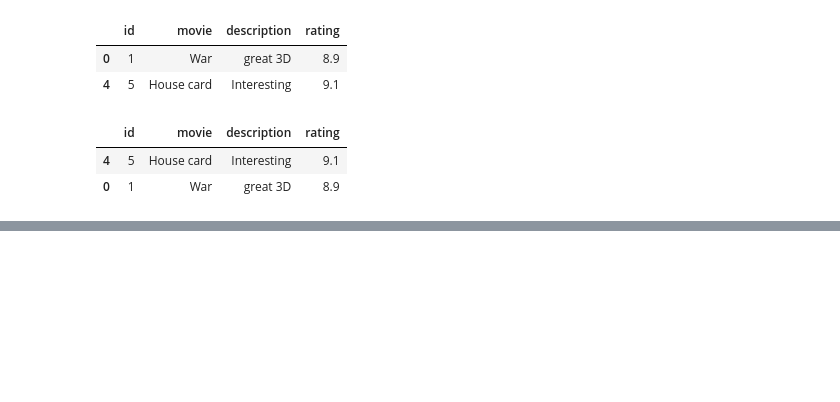
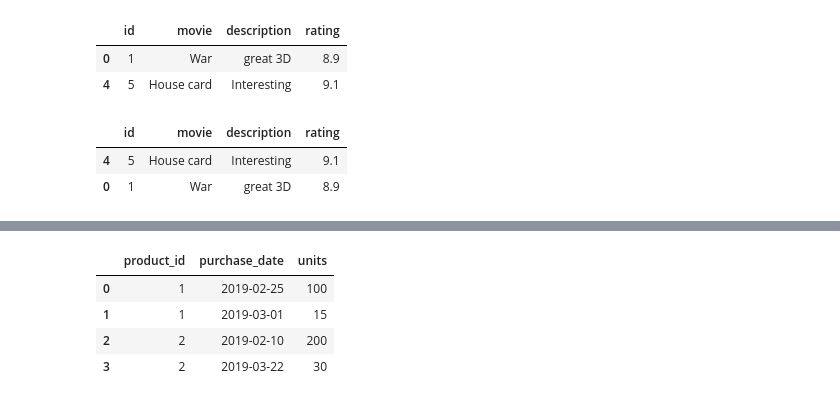
Before and after one commit to Swap-20/Leetcode-Pandas, a Jupyter notebook: Leetcode_Pandas.ipynb, the cells around one changed output, grey strips where cells are left out. Cells and saved outputs as stored; diff of their text form; code cells hidden in the pictures; blank space fills up the shorter version.

```diff
--- a/Leetcode_Pandas.ipynb
+++ b/Leetcode_Pandas.ipynb
@@ -1987,0 +2004,10 @@ result.sort_values(by=['rating'], ascending=False)
+# %%
+data = [[1, '2019-02-25', 100], [1, '2019-03-01', 15], [2, '2019-02-10', 200], [2, '2019-03-22', 30]]
+units_sold = pd.DataFrame(data, columns=['product_id', 'purchase_date', 'units']).astype({'product_id':'Int64', 'purchase_date':'datetime64[ns]', 'units':'Int64'})
+units_sold
+# %% [output]
+|  | product_id | purchase_date | units |
+| 0 | 1 | 2019-02-25 | 100 |
+| 1 | 1 | 2019-03-01 | 15 |
+| 2 | 2 | 2019-02-10 | 200 |
+| 3 | 2 | 2019-03-22 | 30 |
```
Also changed, not shown: parts of 8 cells of this notebook.
